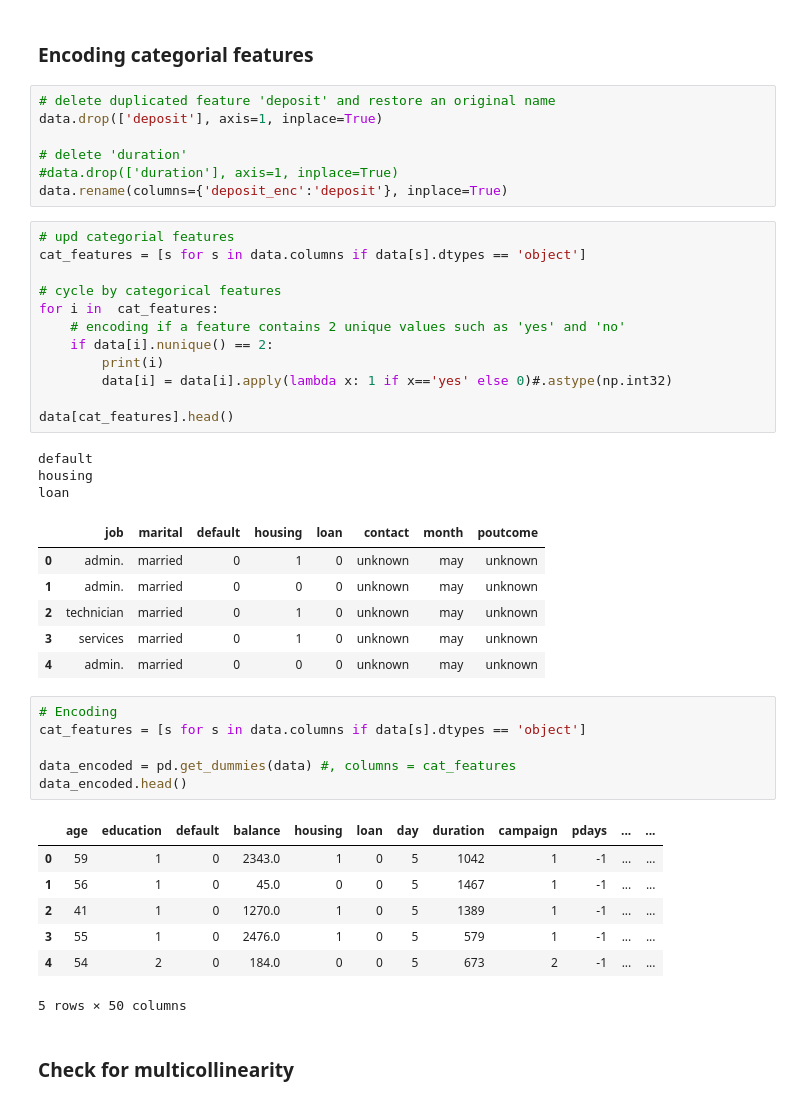
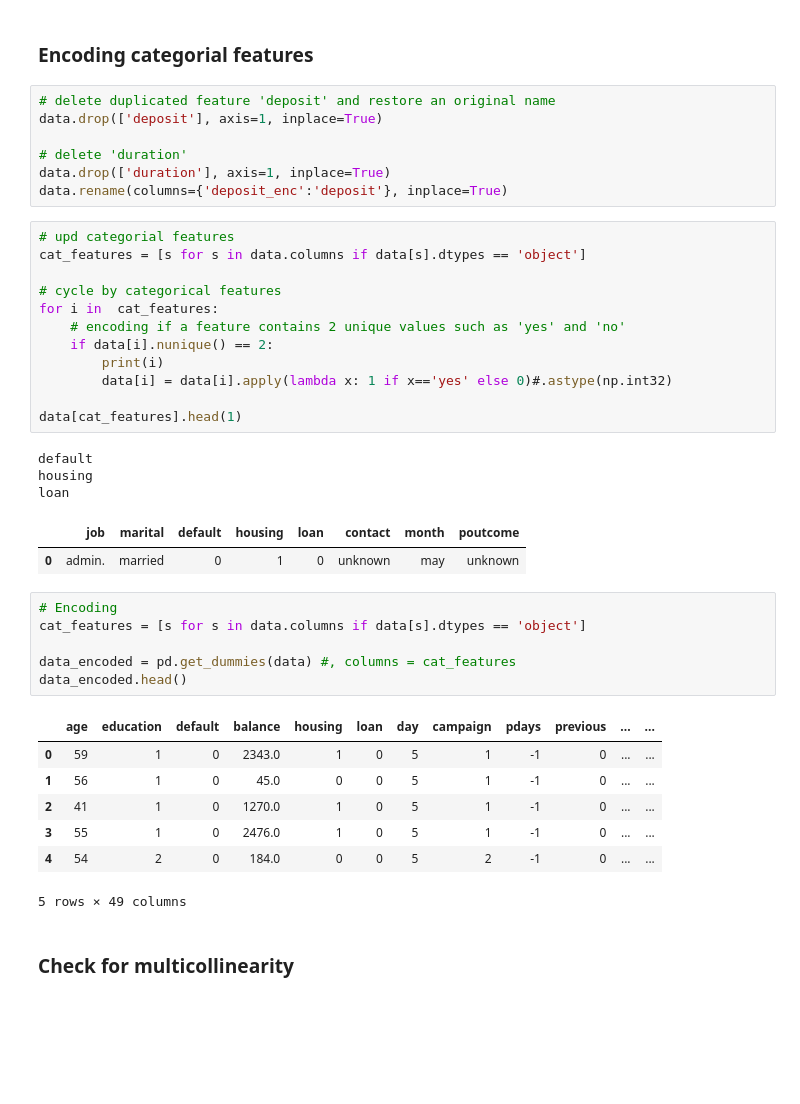
Before and after one commit to Alex1iv/Deposit-subscription, a Jupyter notebook: notebooks/Project_en.ipynb, the cells around one changed output. Cells and saved outputs as stored; diff of their text form; blank space fills up the shorter version.

```diff
--- a/notebooks/Project_en.ipynb
+++ b/notebooks/Project_en.ipynb
@@ -554,30 +554,26 @@ data.head()
 data.drop(['deposit'], axis=1, inplace=True)
 
 # delete 'duration'
-#data.drop(['duration'], axis=1, inplace=True)
+data.drop(['duration'], axis=1, inplace=True)
 data.rename(columns={'deposit_enc':'deposit'}, inplace=True)
 # %%
 # upd categorial features
 cat_features = [s for s in data.columns if data[s].dtypes == 'object']
 
 # cycle by categorical features
 for i in  cat_features:
     # encoding if a feature contains 2 unique values such as 'yes' and 'no'
     if data[i].nunique() == 2:
         print(i)
         data[i] = data[i].apply(lambda x: 1 if x=='yes' else 0)#.astype(np.int32)
 
-data[cat_features].head()
+data[cat_features].head(1)
 # %% [output]
 default
 housing
 loan
 |  | job | marital | default | housing | loan | contact | month | poutcome |
 | 0 | admin. | married | 0 | 1 | 0 | unknown | may | unknown |
-| 1 | admin. | married | 0 | 0 | 0 | unknown | may | unknown |
-| 2 | technician | married | 0 | 1 | 0 | unknown | may | unknown |
-| 3 | services | married | 0 | 1 | 0 | unknown | may | unknown |
-| 4 | admin. | married | 0 | 0 | 0 | unknown | may | unknown |
 # %%
 # Encoding
 cat_features = [s for s in data.columns if data[s].dtypes == 'object']
@@ -585,13 +581,13 @@ cat_features = [s for s in data.columns if data[s].dtypes == 'object']
 data_encoded = pd.get_dummies(data) #, columns = cat_features
 data_encoded.head()
 # %% [output]
-|  | age | education | default | balance | housing | loan | day | duration | campaign | pdays | ... | ... |
-| 0 | 59 | 1 | 0 | 2343.0 | 1 | 0 | 5 | 1042 | 1 | -1 | ... | ... |
-| 1 | 56 | 1 | 0 | 45.0 | 0 | 0 | 5 | 1467 | 1 | -1 | ... | ... |
-| 2 | 41 | 1 | 0 | 1270.0 | 1 | 0 | 5 | 1389 | 1 | -1 | ... | ... |
-| 3 | 55 | 1 | 0 | 2476.0 | 1 | 0 | 5 | 579 | 1 | -1 | ... | ... |
-| 4 | 54 | 2 | 0 | 184.0 | 0 | 0 | 5 | 673 | 2 | -1 | ... | ... |
+|  | age | education | default | balance | housing | loan | day | campaign | pdays | previous | ... | ... |
+| 0 | 59 | 1 | 0 | 2343.0 | 1 | 0 | 5 | 1 | -1 | 0 | ... | ... |
+| 1 | 56 | 1 | 0 | 45.0 | 0 | 0 | 5 | 1 | -1 | 0 | ... | ... |
+| 2 | 41 | 1 | 0 | 1270.0 | 1 | 0 | 5 | 1 | -1 | 0 | ... | ... |
+| 3 | 55 | 1 | 0 | 2476.0 | 1 | 0 | 5 | 1 | -1 | 0 | ... | ... |
+| 4 | 54 | 2 | 0 | 184.0 | 0 | 0 | 5 | 2 | -1 | 0 | ... | ... |
-5 rows × 50 columns
+5 rows × 49 columns
 # %% [markdown]
 ### Check for multicollinearity
 # %%
```
Also changed, not shown: parts of 20 cells of this notebook, 1 other file.
